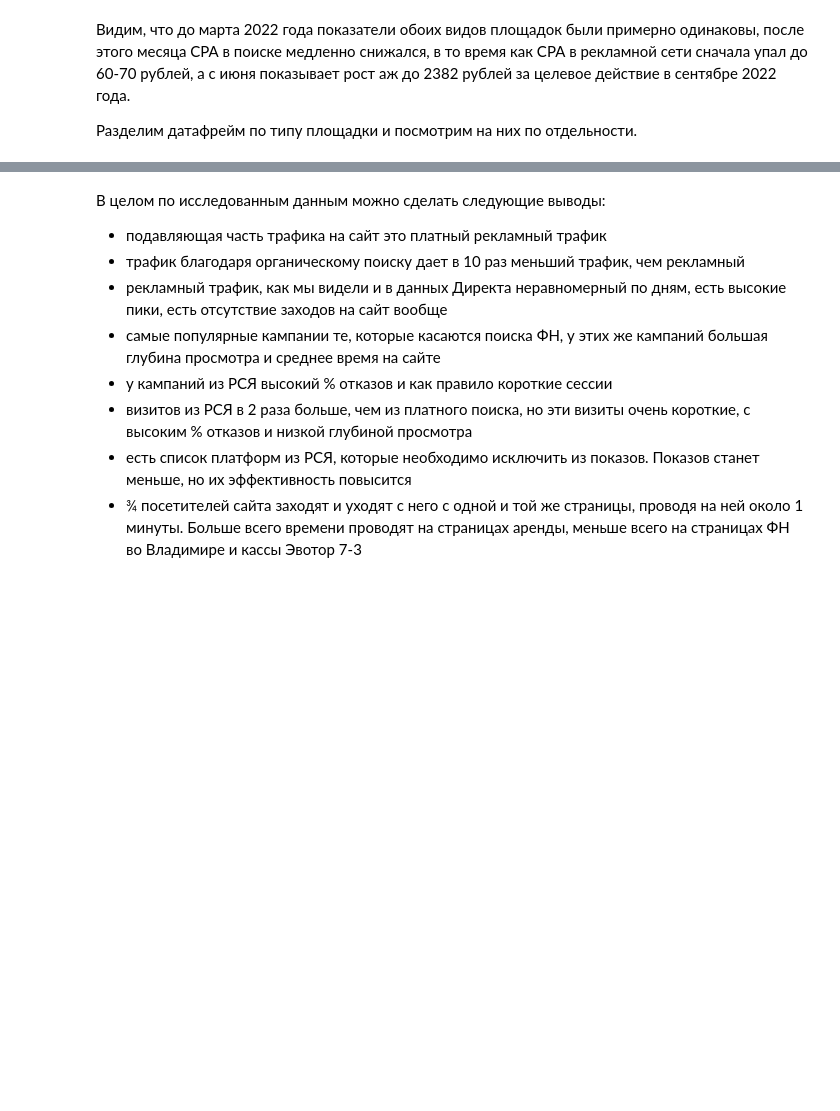
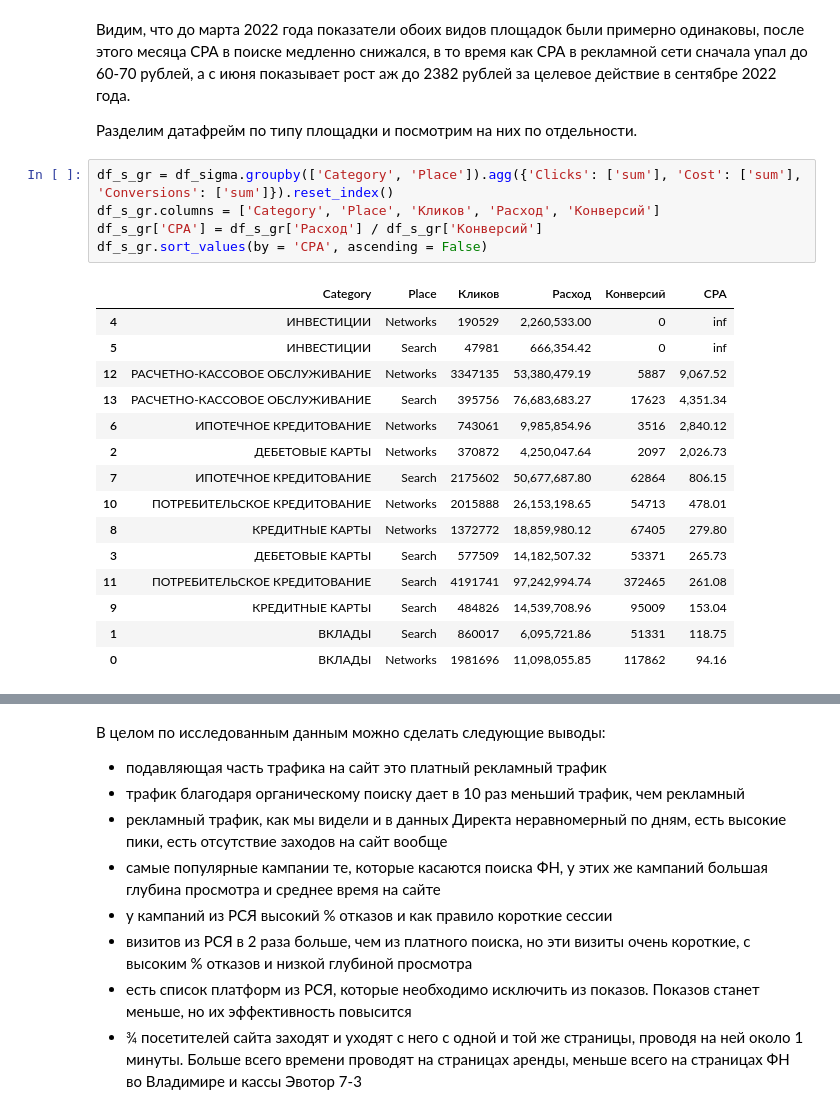
Before and after one commit to Zhmuidetsky/Test_tasks, a Jupyter notebook: Исследование рекламных кампаний рекламодателя Сигма (тестовое задание в Яндекс Директ).ipynb, the cells around one changed output, grey strips where cells are left out. Saved outputs shown, nothing was run; the diff lists cells and outputs as text; blank space fills up the shorter version.

```diff
--- a/Исследование рекламных кампаний рекламодателя Сигма (тестовое задание в Яндекс Директ).ipynb
+++ b/Исследование рекламных кампаний рекламодателя Сигма (тестовое задание в Яндекс Директ).ipynb
@@ -221,3 +257,24 @@ group_df_2param(df_sigma, 'Month', 'Place')
 Видим, что до марта 2022 года показатели обоих видов площадок были примерно одинаковы, после этого месяца СРА в поиске медленно снижался, в то время как СРА в рекламной сети сначала упал до 60-70 рублей, а с июня показывает рост аж до 2382 рублей за целевое действие в сентябре 2022 года.
 
 Разделим датафрейм по типу площадки и посмотрим на них по отдельности.
+# %%
+df_s_gr = df_sigma.groupby(['Category', 'Place']).agg({'Clicks': ['sum'], 'Cost': ['sum'], 'Conversions': ['sum']}).reset_index()
+df_s_gr.columns = ['Category', 'Place', 'Кликов', 'Расход', 'Конверсий']
+df_s_gr['CPA'] = df_s_gr['Расход'] / df_s_gr['Конверсий']
+df_s_gr.sort_values(by = 'CPA', ascending = False)
+# %% [output]
+|  | Category | Place | Кликов | Расход | Конверсий | CPA |
+| 4 | ИНВЕСТИЦИИ | Networks | 190529 | 2,260,533.00 | 0 | inf |
+| 5 | ИНВЕСТИЦИИ | Search | 47981 | 666,354.42 | 0 | inf |
+| 12 | РАСЧЕТНО-КАССОВОЕ ОБСЛУЖИВАНИЕ | Networks | 3347135 | 53,380,479.19 | 5887 | 9,067.52 |
+| 13 | РАСЧЕТНО-КАССОВОЕ ОБСЛУЖИВАНИЕ | Search | 395756 | 76,683,683.27 | 17623 | 4,351.34 |
+| 6 | ИПОТЕЧНОЕ КРЕДИТОВАНИЕ | Networks | 743061 | 9,985,854.96 | 3516 | 2,840.12 |
+| 2 | ДЕБЕТОВЫЕ КАРТЫ | Networks | 370872 | 4,250,047.64 | 2097 | 2,026.73 |
+| 7 | ИПОТЕЧНОЕ КРЕДИТОВАНИЕ | Search | 2175602 | 50,677,687.80 | 62864 | 806.15 |
+| 10 | ПОТРЕБИТЕЛЬСКОЕ КРЕДИТОВАНИЕ | Networks | 2015888 | 26,153,198.65 | 54713 | 478.01 |
+| 8 | КРЕДИТНЫЕ КАРТЫ | Networks | 1372772 | 18,859,980.12 | 67405 | 279.80 |
+| 3 | ДЕБЕТОВЫЕ КАРТЫ | Search | 577509 | 14,182,507.32 | 53371 | 265.73 |
+| 11 | ПОТРЕБИТЕЛЬСКОЕ КРЕДИТОВАНИЕ | Search | 4191741 | 97,242,994.74 | 372465 | 261.08 |
+| 9 | КРЕДИТНЫЕ КАРТЫ | Search | 484826 | 14,539,708.96 | 95009 | 153.04 |
+| 1 | ВКЛАДЫ | Search | 860017 | 6,095,721.86 | 51331 | 118.75 |
+| 0 | ВКЛАДЫ | Networks | 1981696 | 11,098,055.85 | 117862 | 94.16 |
```
Also changed, not shown: parts of 30 cells of this notebook.
